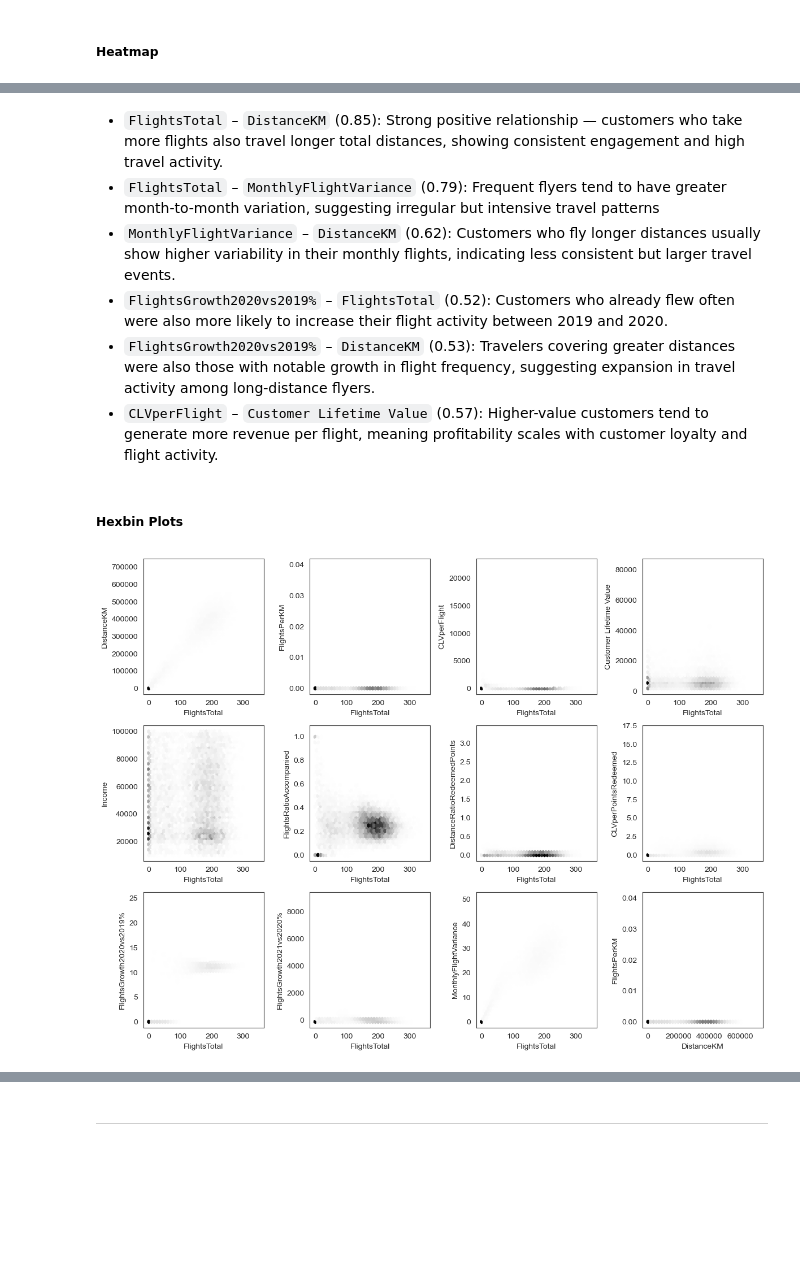
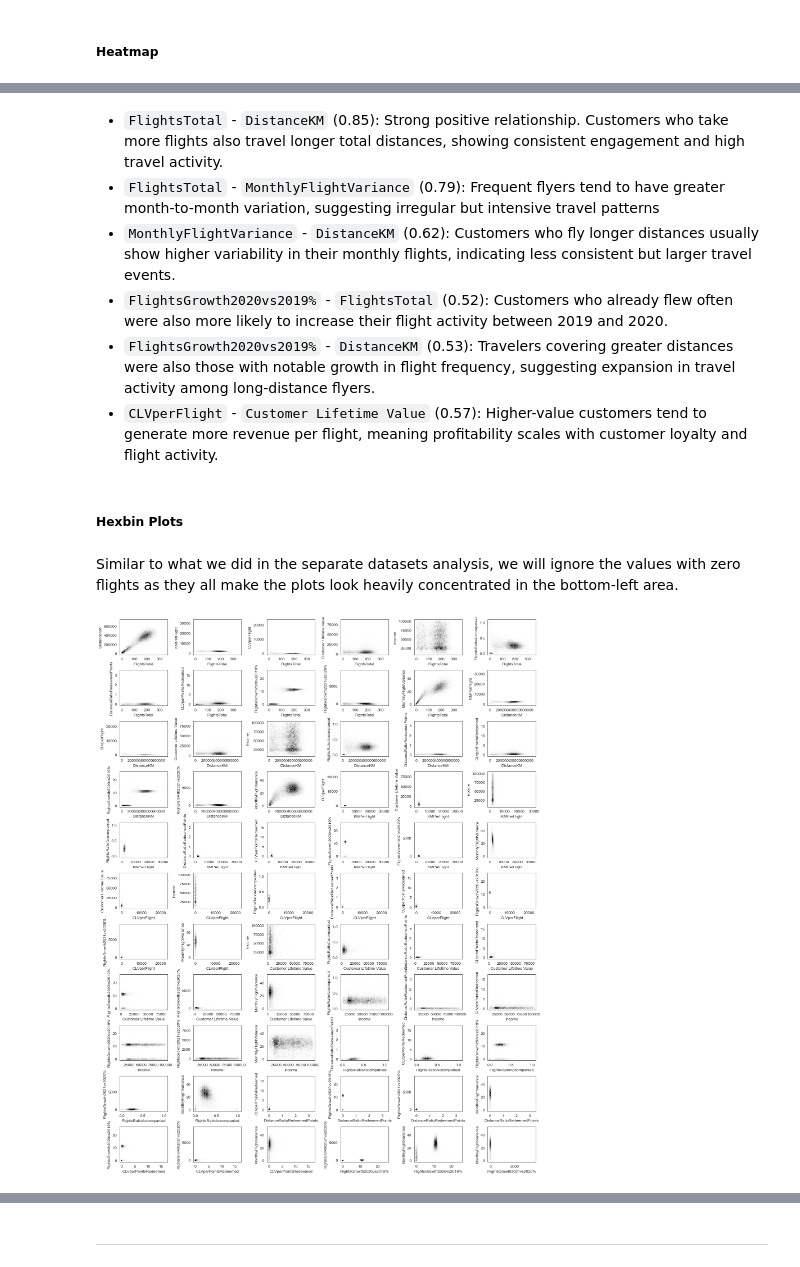
Before and after one commit to lCarvas/data-mining, a Jupyter notebook: src/Group94_EDA_Code.ipynb, the cells around one changed output, grey strips where cells are left out. Drawn from its saved outputs; the diff is of its cells as text; code cells hidden in the pictures; blank space fills up the shorter version.

```diff
--- a/src/Group94_EDA_Code.ipynb
+++ b/src/Group94_EDA_Code.ipynb
@@ -1149,14 +1155,14 @@ pd.set_option('display.max_columns', None)
 new_customer_variables = []
 month_variables = []
 
-customer_numerical_variables.extend(var for var in ['FlightsTotal', 'DistanceKM', 'FlightsPerKM', 'FlightsRatioAccompanied', 'DistanceRatioRedeemedPoints',
+customer_numerical_variables.extend(var for var in ['FlightsTotal', 'DistanceKM', 'KMPerFlight', 'FlightsRatioAccompanied', 'DistanceRatioRedeemedPoints',
                                      'FlightsGrowth2020vs2019%', 'FlightsGrowth2021vs2020%', 'MonthlyFlightVariance', 'CLVperFlight', 'CLVperPointsRedeemed'] if var not in customer_numerical_variables)
-new_customer_variables.extend(var for var in ['FlightsTotal', 'DistanceKM', 'FlightsPerKM', 'FlightsRatioAccompanied', 'DistanceRatioRedeemedPoints',
+new_customer_variables.extend(var for var in ['FlightsTotal', 'DistanceKM', 'KMPerFlight', 'FlightsRatioAccompanied', 'DistanceRatioRedeemedPoints',
                                      'FlightsGrowth2020vs2019%', 'FlightsGrowth2021vs2020%', 'MonthlyFlightVariance', 'CLVperFlight', 'CLVperPointsRedeemed'] if var not in new_customer_variables)
 
 customerDB_copy['FlightsTotal'] = flightDB_copy.groupby('Loyalty#')['NumFlights'].sum().round().astype(int)
 customerDB_copy['DistanceKM'] = flightDB_copy.groupby('Loyalty#')['DistanceKM'].sum().round().astype(int)
-customerDB_copy['FlightsPerKM'] = (customerDB_copy['FlightsTotal'] / customerDB_copy['DistanceKM'].replace(0, np.nan)).fillna(0).round(2)
+customerDB_copy['KMPerFlight'] = (customerDB_copy['DistanceKM'] / customerDB_copy['FlightsTotal'].replace(0, np.nan)).fillna(0).round(2)
 customerDB_copy['FlightsRatioAccompanied'] = (flightDB_copy.groupby('Loyalty#')['NumFlightsWithCompanions'].sum() / customerDB_copy['FlightsTotal']).round(2)
 customerDB_copy['DistanceRatioRedeemedPoints'] = (flightDB_copy.groupby('Loyalty#')['PointsRedeemed'].sum() / customerDB_copy['DistanceKM']).round(2)
 
@@ -1321,23 +1328,14 @@ bar_vars = [
     'Flights2021'
 ]
 
-hist_vars = [
+hist_box_vars = [
     'FlightsTotal',
     'DistanceKM',
-    'FlightsPerKM',
+    'KMPerFlight',
+    'FlightsRatioAccompanied',
+    'DistanceRatioRedeemedPoints',
     'FlightsGrowth2020vs2019%',
     'FlightsGrowth2021vs2020%',
-    'MonthlyFlightVariance',
-    'CLVperFlight',
-    'CLVperPointsRedeemed'
-]
-
-boxplot_vars = [
-    'FlightsTotal',
-    'DistanceKM',
-    'FlightsPerKM',
-    'FlightsRatioAccompanied',
-    'DistanceRatioRedeemedPoints',
     'MonthlyFlightVariance',
     'CLVperFlight',
     'CLVperPointsRedeemed'
@@ -1346,7 +1344,7 @@ boxplot_vars = [
 corr_vars = [
     'FlightsTotal',
     'DistanceKM',
-    'FlightsPerKM',
+    'KMPerFlight',
     'CLVperFlight',
     'Customer Lifetime Value',
     'Income',
@@ -1438,22 +1483,25 @@ sns.heatmap(
 # %% [markdown]
-- `FlightsTotal` – `DistanceKM` (0.85): Strong positive relationship — customers who take more flights also travel longer total distances, showing consistent engagement and high travel activity.
-- `FlightsTotal` – `MonthlyFlightVariance` (0.79): Frequent flyers tend to have greater month-to-month variation, suggesting irregular but intensive travel patterns
-- `MonthlyFlightVariance` – `DistanceKM` (0.62): Customers who fly longer distances usually show higher variability in their monthly flights, indicating less consistent but larger travel events.
-- `FlightsGrowth2020vs2019%` – `FlightsTotal` (0.52): Customers who already flew often were also more likely to increase their flight activity between 2019 and 2020.
-- `FlightsGrowth2020vs2019%` – `DistanceKM` (0.53): Travelers covering greater distances were also those with notable growth in flight frequency, suggesting expansion in travel activity among long-distance flyers.
-- `CLVperFlight` – `Customer Lifetime Value` (0.57): Higher-value customers tend to generate more revenue per flight, meaning profitability scales with customer loyalty and flight activity.
+- `FlightsTotal` - `DistanceKM` (0.85): Strong positive relationship. Customers who take more flights also travel longer total distances, showing consistent engagement and high travel activity.
+- `FlightsTotal` - `MonthlyFlightVariance` (0.79): Frequent flyers tend to have greater month-to-month variation, suggesting irregular but intensive travel patterns
+- `MonthlyFlightVariance` - `DistanceKM` (0.62): Customers who fly longer distances usually show higher variability in their monthly flights, indicating less consistent but larger travel events.
+- `FlightsGrowth2020vs2019%` - `FlightsTotal` (0.52): Customers who already flew often were also more likely to increase their flight activity between 2019 and 2020.
+- `FlightsGrowth2020vs2019%` - `DistanceKM` (0.53): Travelers covering greater distances were also those with notable growth in flight frequency, suggesting expansion in travel activity among long-distance flyers.
+- `CLVperFlight` - `Customer Lifetime Value` (0.57): Higher-value customers tend to generate more revenue per flight, meaning profitability scales with customer loyalty and flight activity.
 # %% [markdown]
 ##### Hexbin Plots
+# %% [markdown]
+Similar to what we did in the separate datasets analysis, we will ignore the values with zero flights as they all make the plots look heavily concentrated in the bottom-left area.
 # %%
 corr_var_pairs = list(itertools.combinations(corr_vars, 2))
-fig, axes = plt.subplots(nrows=3, ncols=4, figsize=(12, 9))
+flight_nonzero = customerDB_copy[customerDB_copy['FlightsTotal'] != 0]
+fig, axes = plt.subplots(nrows=11, ncols=6, figsize=(16, 20))
 axes = axes.flatten()
 for ax, (var1, var2) in zip(axes, corr_var_pairs):
-    ax.hexbin(customerDB_copy[var1], customerDB_copy[var2], gridsize=40, cmap='Greys', mincnt=1)
+    ax.hexbin(flight_nonzero[var1], flight_nonzero[var2], gridsize=40, cmap='Greys', mincnt=1)
     ax.set_xlabel(var1)
     ax.set_ylabel(var2)
 plt.tight_layout()
 plt.show()
 # %% [output]
-[figure, old version]
+[figure, new version]
 # %% [markdown]
```
Also changed, not shown: parts of 14 cells of this notebook.
